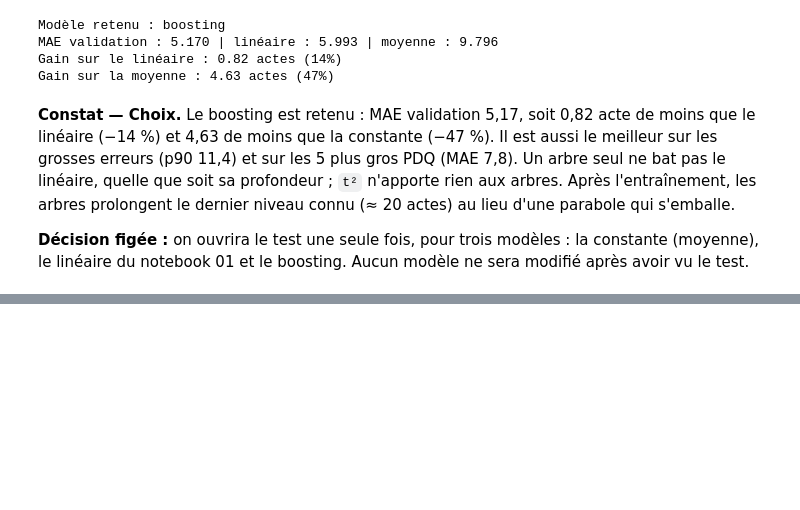
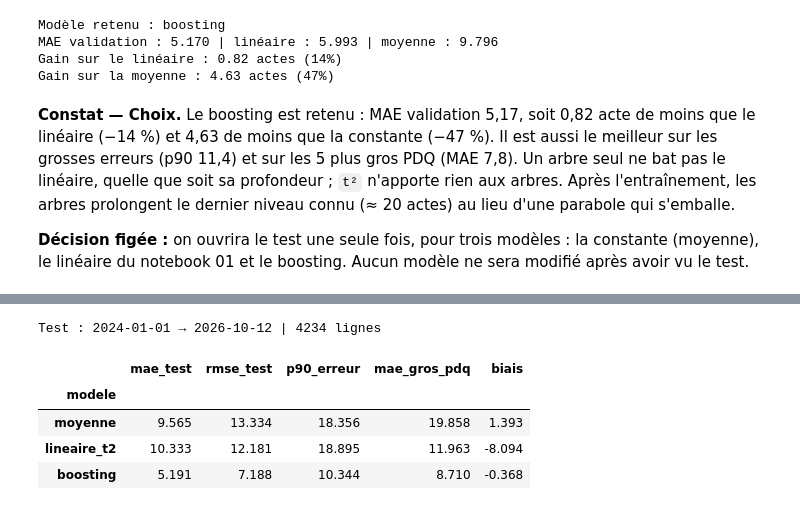
Before and after one commit to mirecloud/criminal-work, a Jupyter notebook: notebooks/02_arbres.ipynb, the cells around one changed output, grey strips where cells are left out. Drawn from its saved outputs; the diff is of its cells as text; code cells hidden in the pictures; blank space fills up the shorter version.

Commit message:
Notebook 02 : test, sauvegarde du modèle, résumé

```diff
--- a/notebooks/02_arbres.ipynb
+++ b/notebooks/02_arbres.ipynb
@@ -320,0 +324,27 @@ Aucun modèle ne sera modifié après avoir vu le test.
+# %%
+test = panel[panel["ENSEMBLE"] == "test"]
+print("Test :", test["SEMAINE"].min().date(), "→", test["SEMAINE"].max().date(), "|", len(test), "lignes")
+
+lignes_test = []
+for nom in ["moyenne", "lineaire_t2", choix]:
+    m = modeles[nom]
+    pred = m.predict(test[list(m.feature_names_in_)])
+    erreur = test["y"] - pred
+    gros = test["PDQ"].isin(GROS_PDQ)
+    lignes_test.append({
+        "modele": nom,
+        "mae_test": mean_absolute_error(test["y"], pred),
+        "rmse_test": root_mean_squared_error(test["y"], pred),
+        "p90_erreur": erreur.abs().quantile(0.9),
+        "mae_gros_pdq": erreur[gros].abs().mean(),
+        "biais": erreur.mean(),
+    })
+resultats_test = pd.DataFrame(lignes_test).set_index("modele")
+resultats_test.round(3)
+# %% [output]
+Test : 2024-01-01 → 2026-10-12 | 4234 lignes
+|  | mae_test | rmse_test | p90_erreur | mae_gros_pdq | biais |
+| modele |  |  |  |  |  |
+| moyenne | 9.565 | 13.334 | 18.356 | 19.858 | 1.393 |
+| lineaire_t2 | 10.333 | 12.181 | 18.895 | 11.963 | -8.094 |
+| boosting | 5.191 | 7.188 | 10.344 | 8.710 | -0.368 |
```
Also changed, not shown: parts of 6 cells of this notebook.
